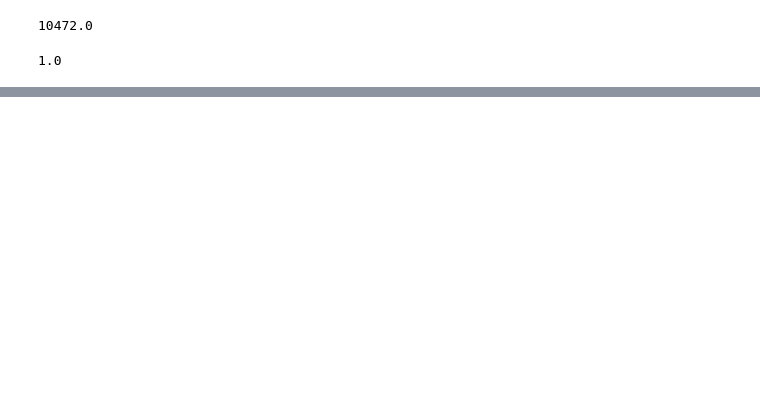
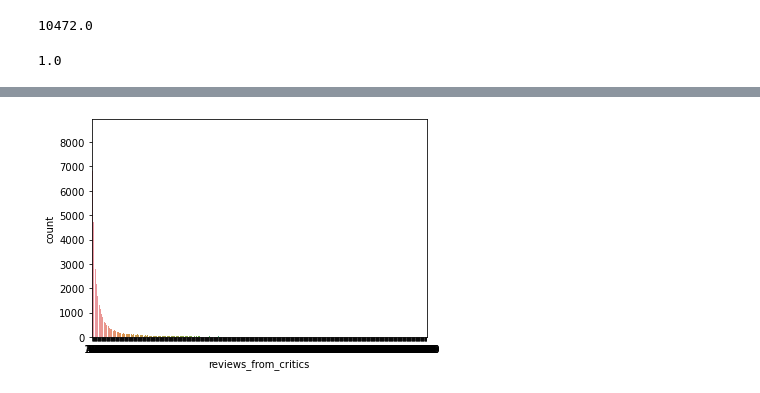
Before and after one commit to Pnat1/No_more_film_scrolling, a Jupyter notebook: notebooks/cleaning_dataset_movies_imdb.ipynb, the cells around one changed output, grey strips where cells are left out. Saved outputs shown, nothing was run; the diff lists cells and outputs as text; code cells hidden in the pictures; blank space fills up the shorter version.

```diff
--- a/notebooks/cleaning_dataset_movies_imdb.ipynb
+++ b/notebooks/cleaning_dataset_movies_imdb.ipynb
@@ -218,0 +295,4 @@ df_mov_nam.reviews_from_users.min()
+# %%
+meta = sns.countplot(data=df_mov_nam, x="reviews_from_critics")
+# %% [output]
+[figure, added]
```
Also changed, not shown: parts of 18 cells of this notebook.
